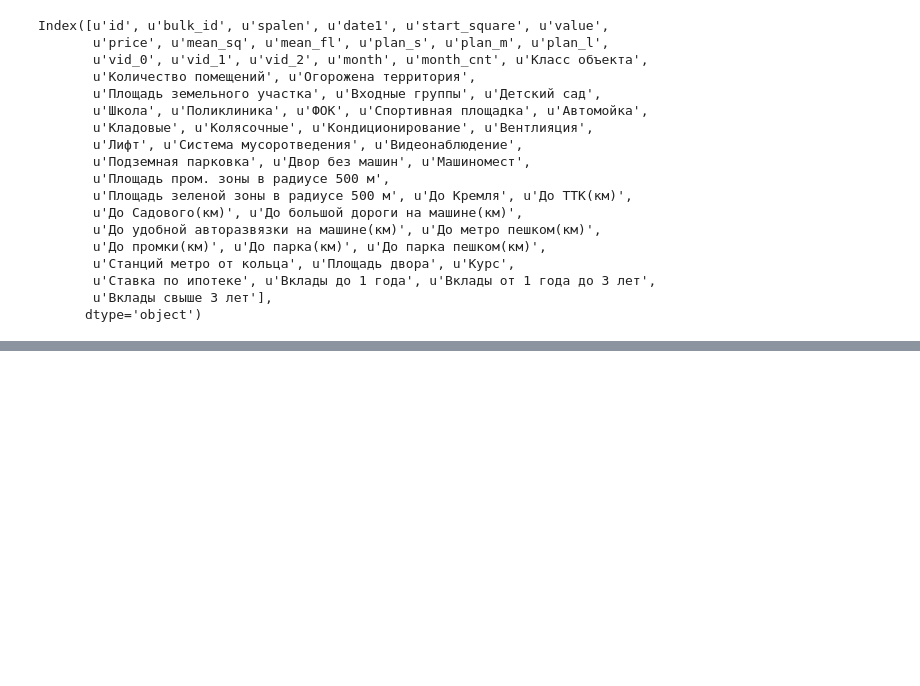
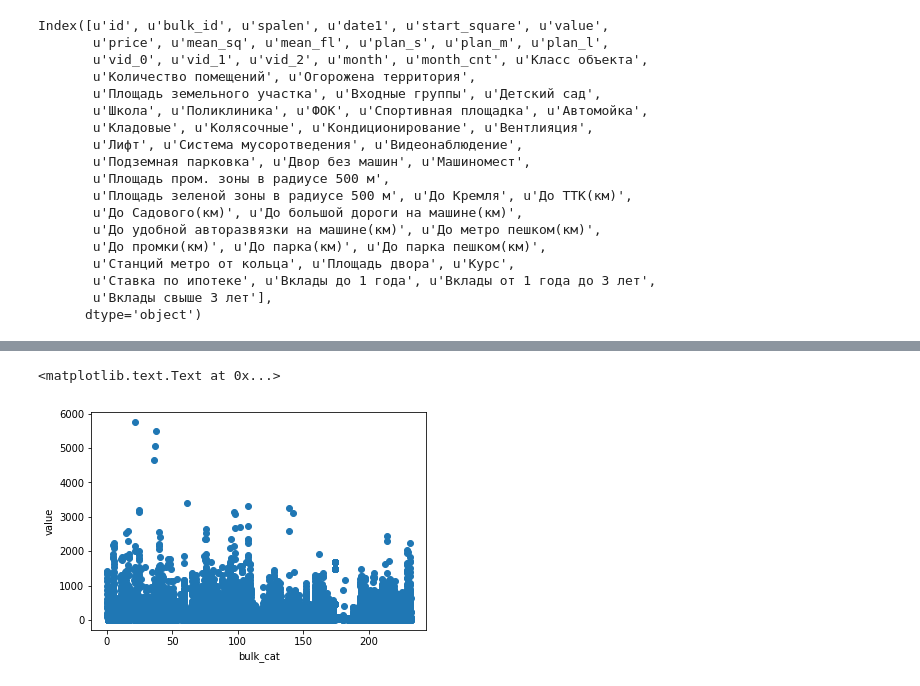
Before and after one commit to krzjoa/pik, a Jupyter notebook: Feature Visualization.ipynb, the cells around one changed output, grey strips where cells are left out. Saved outputs shown, nothing was run; the diff lists cells and outputs as text; code cells hidden in the pictures; blank space fills up the shorter version.

```diff
--- a/Feature Visualization.ipynb
+++ b/Feature Visualization.ipynb
@@ -76,0 +127,9 @@ Text(0,0.5,u'value')
+# %%
+train['bulk_cat'] = train.bulk_id.apply(lambda x: bulk_mapping[x])
+# %%
+plt.scatter(train.bulk_cat, train.value)
+plt.xlabel("bulk_cat")
+plt.ylabel("value")
+# %% [output]
+<matplotlib.text.Text at 0x...>
+[figure, added]
```
Also changed, not shown: parts of 15 cells of this notebook, 6 other files.
